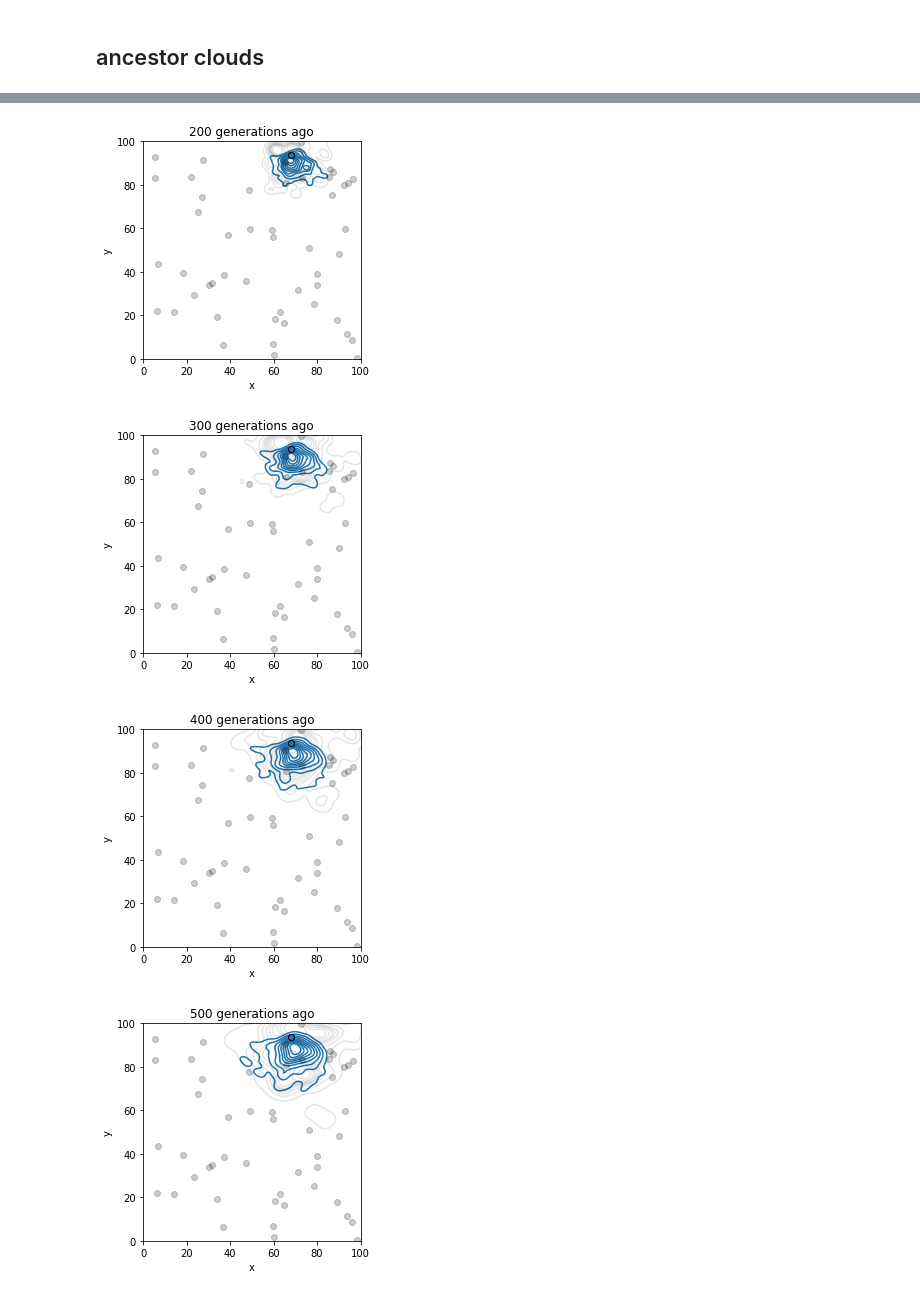
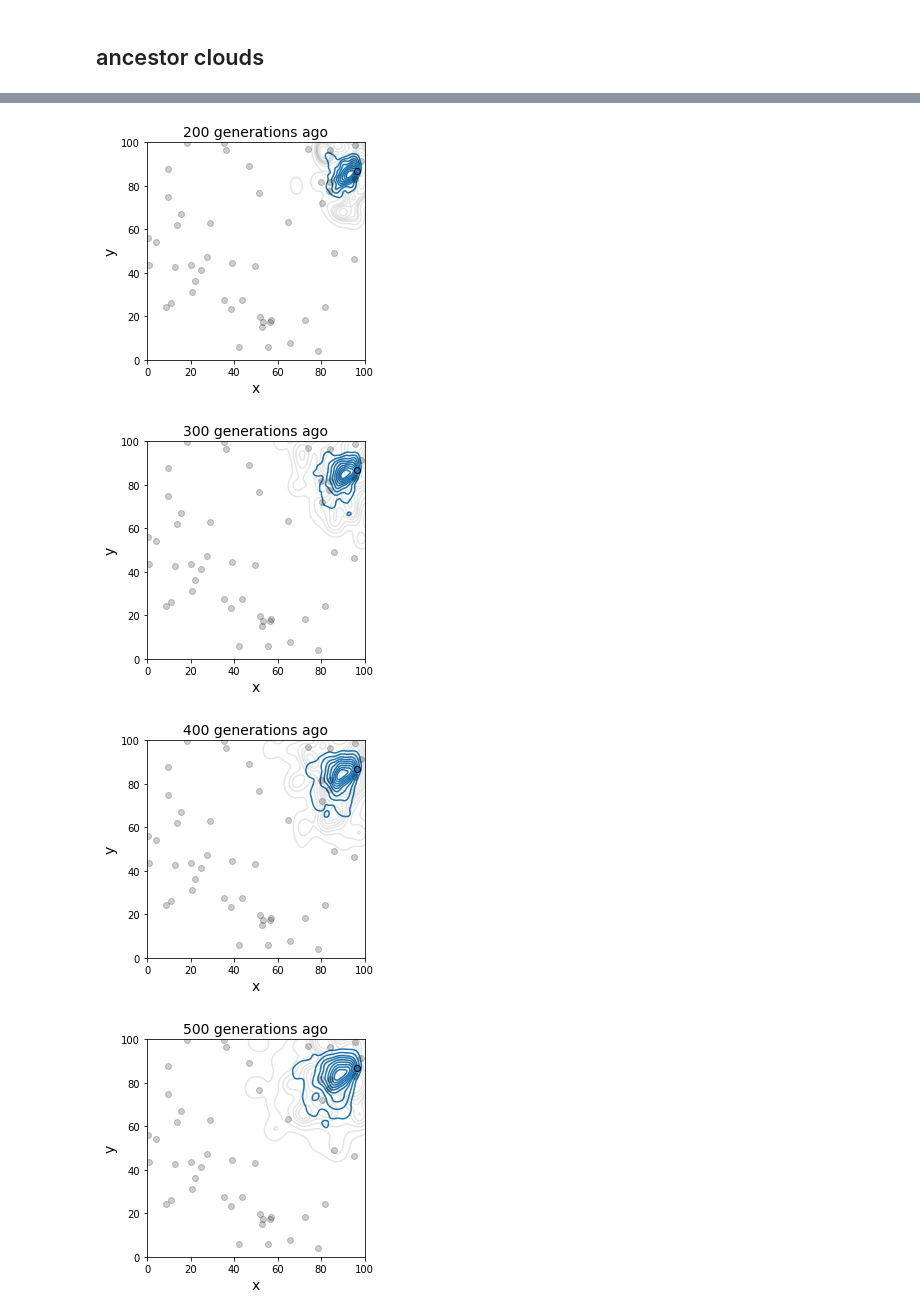
Before and after one commit to mmosmond/sparg-ms, a Jupyter notebook: simulations/plots.ipynb, the cells around one changed output, grey strips where cells are left out. Drawn from its saved outputs; the diff is of its cells as text; code cells hidden in the pictures.

```diff
--- a/simulations/plots.ipynb
+++ b/simulations/plots.ipynb
@@ -164,7 +214,8 @@ filename = prefix + '_NonetCutoff_ancestor-variances.npy'
 true_anc_vars = np.load(filename)
 # %%
 retain_gens = range(0,1001,100)
-sigma = np.array([[0.5**2,0],[0,0.5**2]])
+sigma2 = SIGMAdisp**2 + SIGMAmate**2/2
+sigma = np.array([[sigma2,0],[0,sigma2]])
 # %% [markdown]
 ## single lineages
 # %%
@@ -208,7 +259,7 @@ def _plot_cov_ellipse(cov, pos, nstd=2, ax=None, **kwargs):
     return ellip
 # %%
 locus=0
-samples=[2,16,4]
+samples=[0,2,4]
 sample_colors = [ccolors(i) for i in range(len(samples))]
 
 for i,t in enumerate(retain_gens):
@@ -228,8 +279,10 @@ for i,t in enumerate(retain_gens):
 
     ax.set_xlim(0,100)
     ax.set_ylim(0,100)
-    ax.set_title('%d generations ago' %t)
+    ax.set_title('%d generations ago' %t, fontsize=14)
 #     ax.legend()
+    plt.xlabel('x', fontsize=14)
+    plt.ylabel('y', fontsize=14)
 
     plt.savefig('plots/single-lineages-%dt.pdf' %t)
 
@@ -317,9 +401,23 @@ plt.show()
 # %% [markdown]
 ## ancestor clouds
+# %%
+SIGMAmate = 0.5
+SIGMAdisp = 0.75
+prefix = 'data/sim_100000000L_1e-08RBP_2.0LAMBDA_1.0K_100W_1.0SIGMAcomp_%sSIGMAmate_%sSIGMAdisp_0selfing_40000MAXT_0nrep_10000Ne_1e-08U_100d_50k_2G_100treeskip' %(SIGMAmate, SIGMAdisp)
+filename = prefix + '_anc-locs.npy'
+real_anc_locs = np.load(filename)
+filename = prefix + '_NonetCutoff_ancestor-locations.npy'
+true_anc_locs = np.load(filename)
+filename = prefix + '_NonetCutoff_ancestor-variances.npy'
+true_anc_vars = np.load(filename)
+# %%
+retain_gens = range(0,1001,100)
+sigma2 = SIGMAdisp**2 + SIGMAmate**2/2
+sigma = np.array([[sigma2,0],[0,sigma2]])
 # %%
 # sample=4
 # sample_color = ccolors(2)
-sample=2
+sample=0
 sample_color = ccolors(0)
 
 for i,t in enumerate(retain_gens):
@@ -336,9 +434,9 @@ for i,t in enumerate(retain_gens):
 
     plt.xlim(0,100)
     plt.ylim(0,100)
-    plt.title('%d generations ago' %t)
-    plt.xlabel('x')
-    plt.ylabel('y')
+    plt.title('%d generations ago' %t, fontsize=14)
+    plt.xlabel('x', fontsize=14)
+    plt.ylabel('y', fontsize=14)
     # plt.legend()
 
     plt.savefig('plots/ancestor-clouds-%dt.pdf' %t)
@@ -350,4 +448,4 @@ for i,t in enumerate(retain_gens):
-[figure, old version]
+[figure, new version]
-[figure, old version]
+[figure, new version]
-[figure, old version]
+[figure, new version]
-[figure, old version]
+[figure, new version]
```
Also changed, not shown: parts of 54 cells of this notebook, 1 other file.
